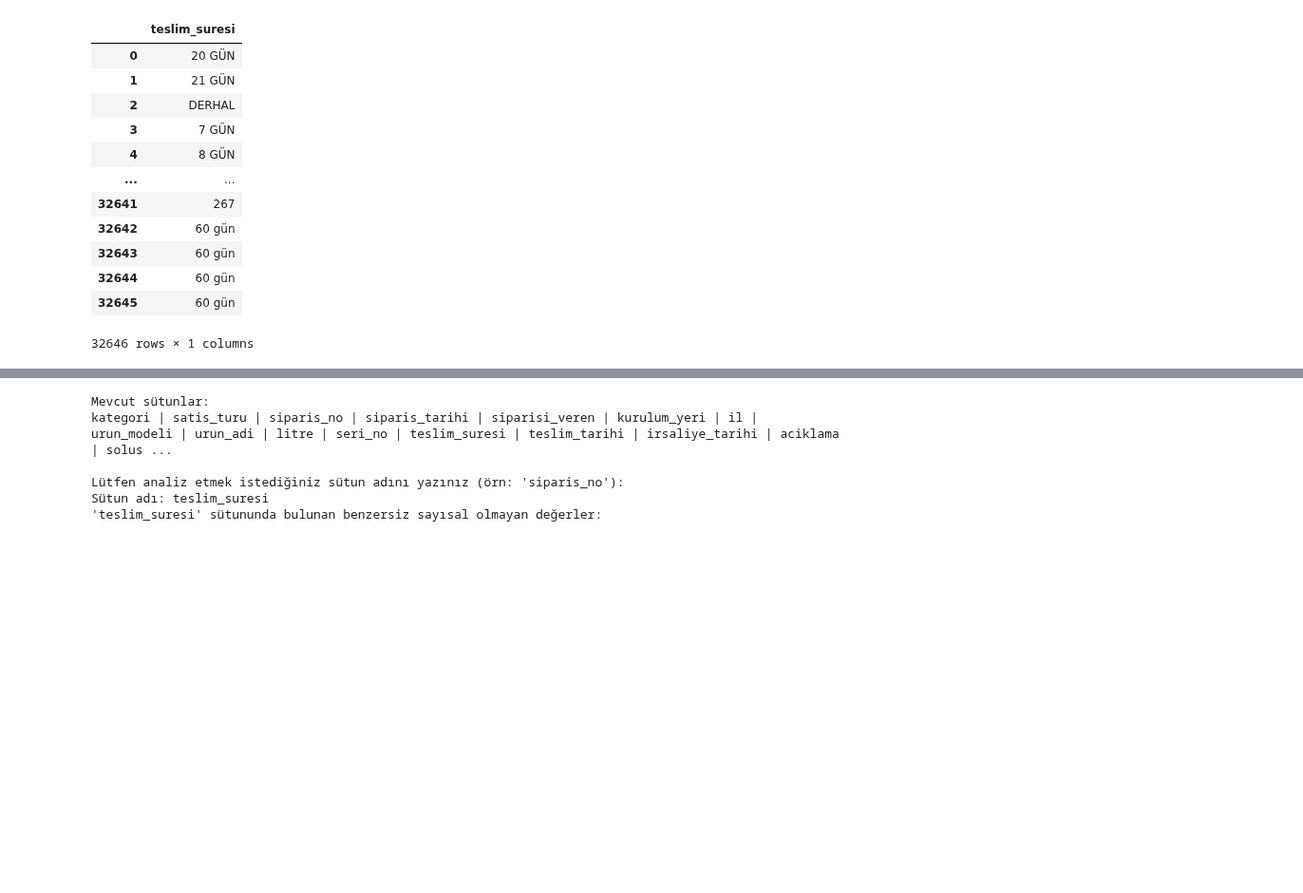
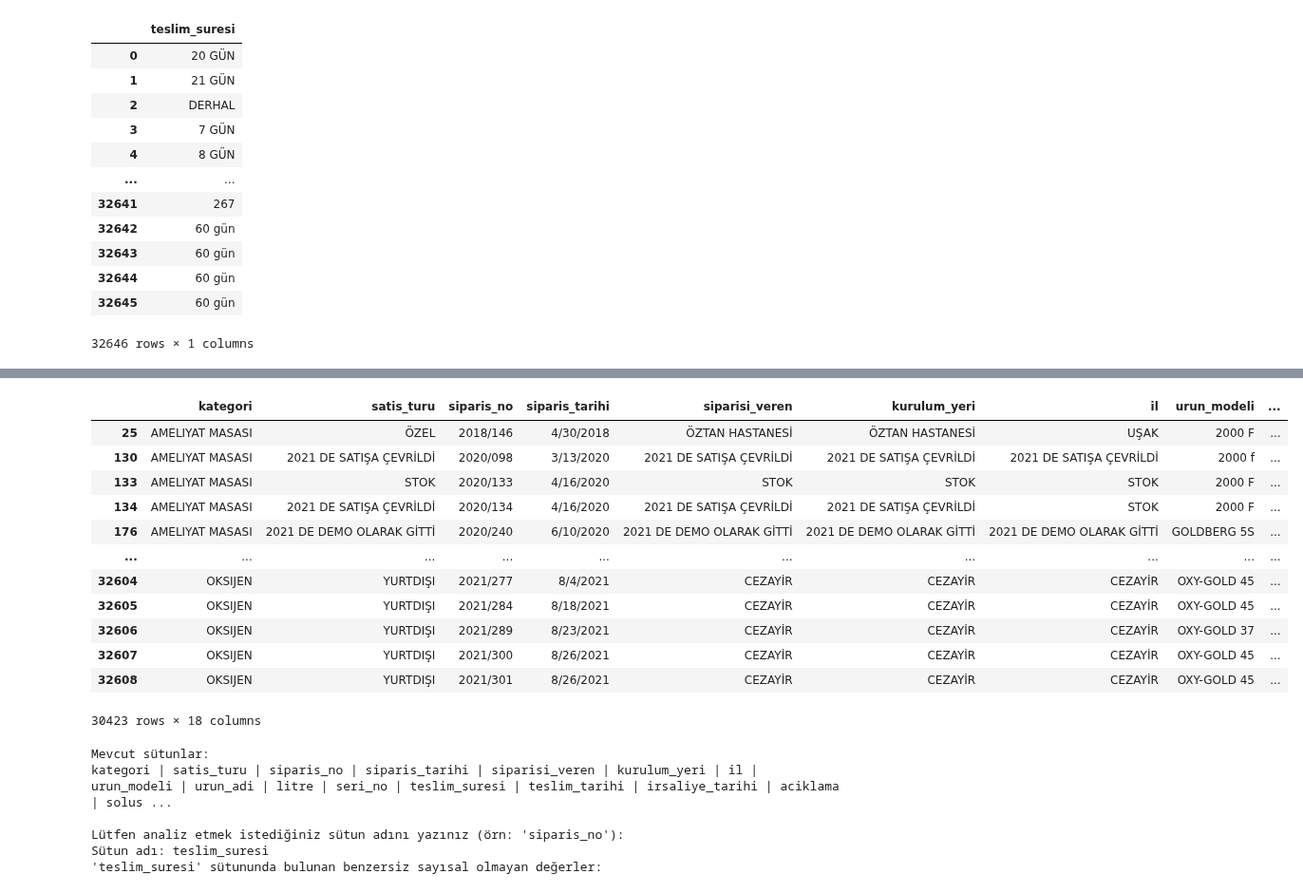
Before and after one commit to Duygu-Jones/LLM_Playground, a Jupyter notebook: 01_EDA/FEATURES/04_Siparis_Teslim_IrsaliyeDate_TeslimSure/Duygu/Duygu_EDA_NOTEBOOK.ipynb, the cells around one changed output, grey strips where cells are left out. Shown at 95% size. Drawn from its saved outputs; the diff is of its cells as text; code cells hidden in the pictures; blank space fills up the shorter version.

```diff
--- a/01_EDA/FEATURES/04_Siparis_Teslim_IrsaliyeDate_TeslimSure/Duygu/Duygu_EDA_NOTEBOOK.ipynb
+++ b/01_EDA/FEATURES/04_Siparis_Teslim_IrsaliyeDate_TeslimSure/Duygu/Duygu_EDA_NOTEBOOK.ipynb
@@ -364,3 +427,19 @@ KeyboardInterrupt: Interrupted by user
+# %%
+df[df['teslim_suresi'].isna()]
+# %% [output]
+|  | kategori | satis_turu | siparis_no | siparis_tarihi | siparisi_veren | kurulum_yeri | il | urun_modeli | ... |
+| 25 | AMELIYAT MASASI | ÖZEL | 2018/146 | 4/30/2018 | ÖZTAN HASTANESİ | ÖZTAN HASTANESİ | UŞAK | 2000 F | ... |
+| 130 | AMELIYAT MASASI | 2021 DE SATIŞA ÇEVRİLDİ | 2020/098 | 3/13/2020 | 2021 DE SATIŞA ÇEVRİLDİ | 2021 DE SATIŞA ÇEVRİLDİ | 2021 DE SATIŞA ÇEVRİLDİ | 2000 f | ... |
+| 133 | AMELIYAT MASASI | STOK | 2020/133 | 4/16/2020 | STOK | STOK | STOK | 2000 F | ... |
+| 134 | AMELIYAT MASASI | 2021 DE SATIŞA ÇEVRİLDİ | 2020/134 | 4/16/2020 | 2021 DE SATIŞA ÇEVRİLDİ | 2021 DE SATIŞA ÇEVRİLDİ | STOK | 2000 F | ... |
+| 176 | AMELIYAT MASASI | 2021 DE DEMO OLARAK GİTTİ | 2020/240 | 6/10/2020 | 2021 DE DEMO OLARAK GİTTİ | 2021 DE DEMO OLARAK GİTTİ | 2021 DE DEMO OLARAK GİTTİ | GOLDBERG 5S | ... |
+| ... | ... | ... | ... | ... | ... | ... | ... | ... | ... |
+| 32604 | OKSIJEN | YURTDIŞI | 2021/277 | 8/4/2021 | CEZAYİR | CEZAYİR | CEZAYİR | OXY-GOLD 45 | ... |
+| 32605 | OKSIJEN | YURTDIŞI | 2021/284 | 8/18/2021 | CEZAYİR | CEZAYİR | CEZAYİR | OXY-GOLD 45 | ... |
+| 32606 | OKSIJEN | YURTDIŞI | 2021/289 | 8/23/2021 | CEZAYİR | CEZAYİR | CEZAYİR | OXY-GOLD 37 | ... |
+| 32607 | OKSIJEN | YURTDIŞI | 2021/300 | 8/26/2021 | CEZAYİR | CEZAYİR | CEZAYİR | OXY-GOLD 45 | ... |
+| 32608 | OKSIJEN | YURTDIŞI | 2021/301 | 8/26/2021 | CEZAYİR | CEZAYİR | CEZAYİR | OXY-GOLD 45 | ... |
+30423 rows × 18 columns
 # %%
 utils.find_non_numeric_values() #Sütun adı: teslim_suresi
 # %% [output]
```
Also changed, not shown: parts of 27 cells of this notebook.
